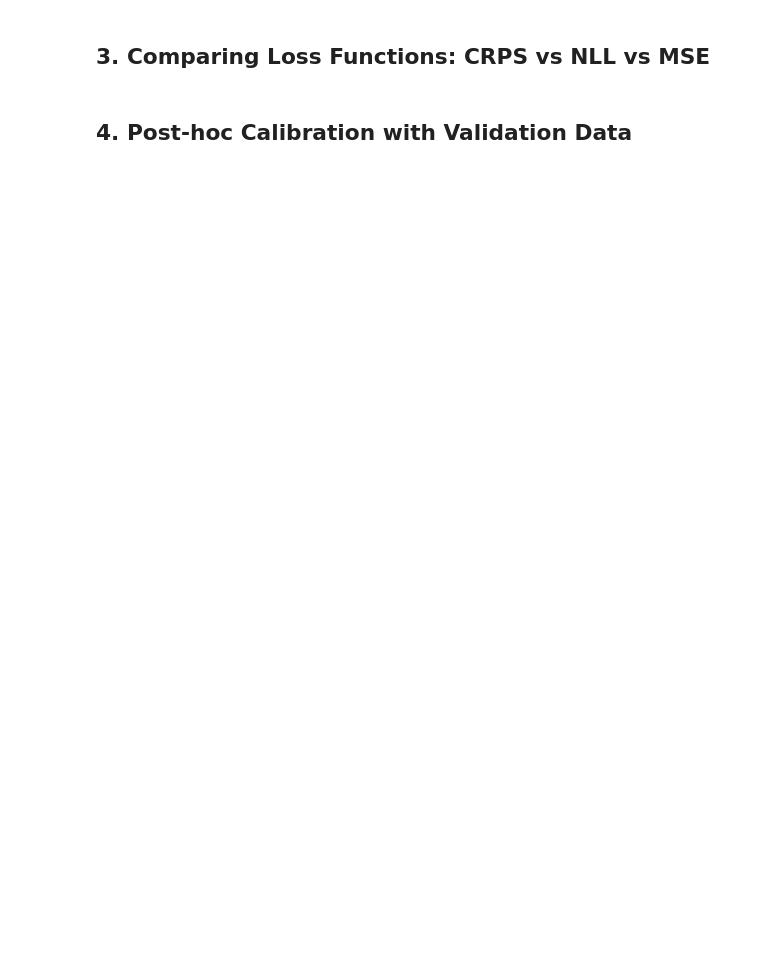
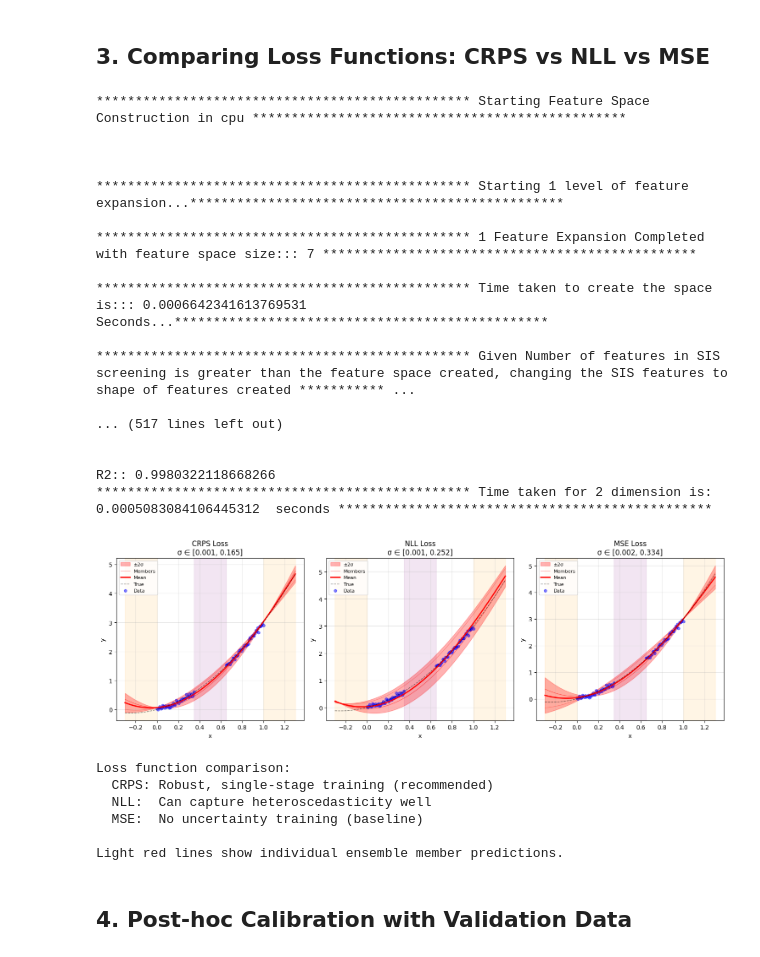
Before and after one commit to jkitchin/pycse, a Jupyter notebook: src/pycse/examples/SISSOEnsemble_Demo.ipynb, the cells around one changed output. Cells and saved outputs as stored; diff of their text form; code cells hidden in the pictures; blank space fills up the shorter version.

```diff
--- a/src/pycse/examples/SISSOEnsemble_Demo.ipynb
+++ b/src/pycse/examples/SISSOEnsemble_Demo.ipynb
@@ -169,51 +248,89 @@ print('  • Uncertainty band (red) should widen in gap and extrapolation region
 ## 3. Comparing Loss Functions: CRPS vs NLL vs MSE
 # %%
 # Compare loss functions
-loss_types = ['crps', 'nll', 'mse']
+loss_types = ["crps", "nll", "mse"]
 
 fig, axes = plt.subplots(1, 3, figsize=(15, 5))
 
 for idx, loss_type in enumerate(loss_types):
     ax = axes[idx]
 
-    # Fit model
+    # Fit model with rich operator set (no sqrt to avoid NaN for x<0)
     model_loss = SISSOEnsemble(
         n_models=5,
+        operators=["+", "-", "*", "/", "pow(2)", "pow(3)", "exp", "sin", "cos", "tanh"],
         n_expansion=2,
         n_terms_range=(1, 3),
         loss_type=loss_type,
-        feature_names=['x']
+        feature_names=["x"],
     )
     model_loss.fit(X_train, y_train)
 
     # Predict
     y_pred, y_std = model_loss.predict(x_plot, return_std=True)
 
+    # Get individual ensemble predictions
+    ensemble_preds = model_loss.predict_ensemble(x_plot)
+
     # Plot regions
-    ax.axvspan(-0.3, 0, alpha=0.1, color='orange')
-    ax.axvspan(1, 1.3, alpha=0.1, color='orange')
-    ax.axvspan(0.35, 0.65, alpha=0.1, color='purple')
+    ax.axvspan(-0.3, 0, alpha=0.1, color="orange")
+    ax.axvspan(1, 1.3, alpha=0.1, color="orange")
+    ax.axvspan(0.35, 0.65, alpha=0.1, color="purple")
 
-    # Uncertainty and prediction
-    ax.fill_between(x_plot.ravel(), y_pred - 2*y_std, y_pred + 2*y_std,
-                    alpha=0.3, color='red', label='±2σ')
-    ax.plot(x_plot.ravel(), y_pred, 'r-', linewidth=2, label='Prediction')
-    ax.plot(x_plot.ravel(), y_true, 'k--', linewidth=1, label='True', alpha=0.5)
-    ax.scatter(X_train, y_train, c='blue', s=20, alpha=0.5, label='Data')
+    # Uncertainty band
+    ax.fill_between(
+        x_plot_raw, y_pred - 2 * y_std, y_pred + 2 * y_std, alpha=0.3, color="red", label="±2σ"
+    )
 
-    ax.set_xlabel('x')
-    ax.set_ylabel('y')
-    ax.set_title(f'{loss_type.upper()} Loss\nσ ∈ [{y_std.min():.3f}, {y_std.max():.3f}]')
+    # Individual ensemble members (lighter lines)
+    for i in range(ensemble_preds.shape[1]):
+        label = "Members" if i == 0 else None
+        ax.plot(x_plot_raw, ensemble_preds[:, i], "r-", linewidth=0.7, alpha=0.35, label=label)
+
+    # Mean prediction and true function
+    ax.plot(x_plot_raw, y_pred, "r-", linewidth=2, label="Mean")
+    ax.plot(x_plot_raw, y_true, "k--", linewidth=1, label="True", alpha=0.5)
+    ax.scatter(x_raw, y_train, c="blue", s=20, alpha=0.5, label="Data")
+
+    ax.set_xlabel("x")
+    ax.set_ylabel("y")
+    ax.set_title(f"{loss_type.upper()} Loss\nσ ∈ [{y_std.min():.3f}, {y_std.max():.3f}]")
     ax.legend(fontsize=8)
     ax.grid(True, alpha=0.3)
 
 plt.tight_layout()
 plt.show()
 
-print('\nLoss function comparison:')
-print('  CRPS: Robust, single-stage training (recommended)')
-print('  NLL:  Can capture heteroscedasticity well')
-print('  MSE:  No uncertainty training (baseline)')
+print("\nLoss function comparison:")
+print("  CRPS: Robust, single-stage training (recommended)")
+print("  NLL:  Can capture heteroscedasticity well")
+print("  MSE:  No uncertainty training (baseline)")
+print("\nLight red lines show individual ensemble member predictions.")
+# %% [output]
+************************************************ Starting Feature Space Construction in cpu ************************************************
+
+
+
+************************************************ Starting 1 level of feature expansion...************************************************
+
+************************************************ 1 Feature Expansion Completed with feature space size::: 7 ************************************************
+
+************************************************ Time taken to create the space is::: 0.0006642341613769531  Seconds...************************************************
+
+************************************************ Given Number of features in SIS screening is greater than the feature space created, changing the SIS features to shape of features created *********** ...
+
+... (517 lines left out)
+
+
+R2:: 0.9980322118668266
+************************************************ Time taken for 2 dimension is:  0.0005083084106445312  seconds ************************************************
+[figure, added]
+Loss function comparison:
+  CRPS: Robust, single-stage training (recommended)
+  NLL:  Can capture heteroscedasticity well
+  MSE:  No uncertainty training (baseline)
+
+Light red lines show individual ensemble member predictions.
 # %% [markdown]
 ## 4. Post-hoc Calibration with Validation Data
 # %%
```
Also changed, not shown: parts of 13 cells of this notebook, 2 other files.
